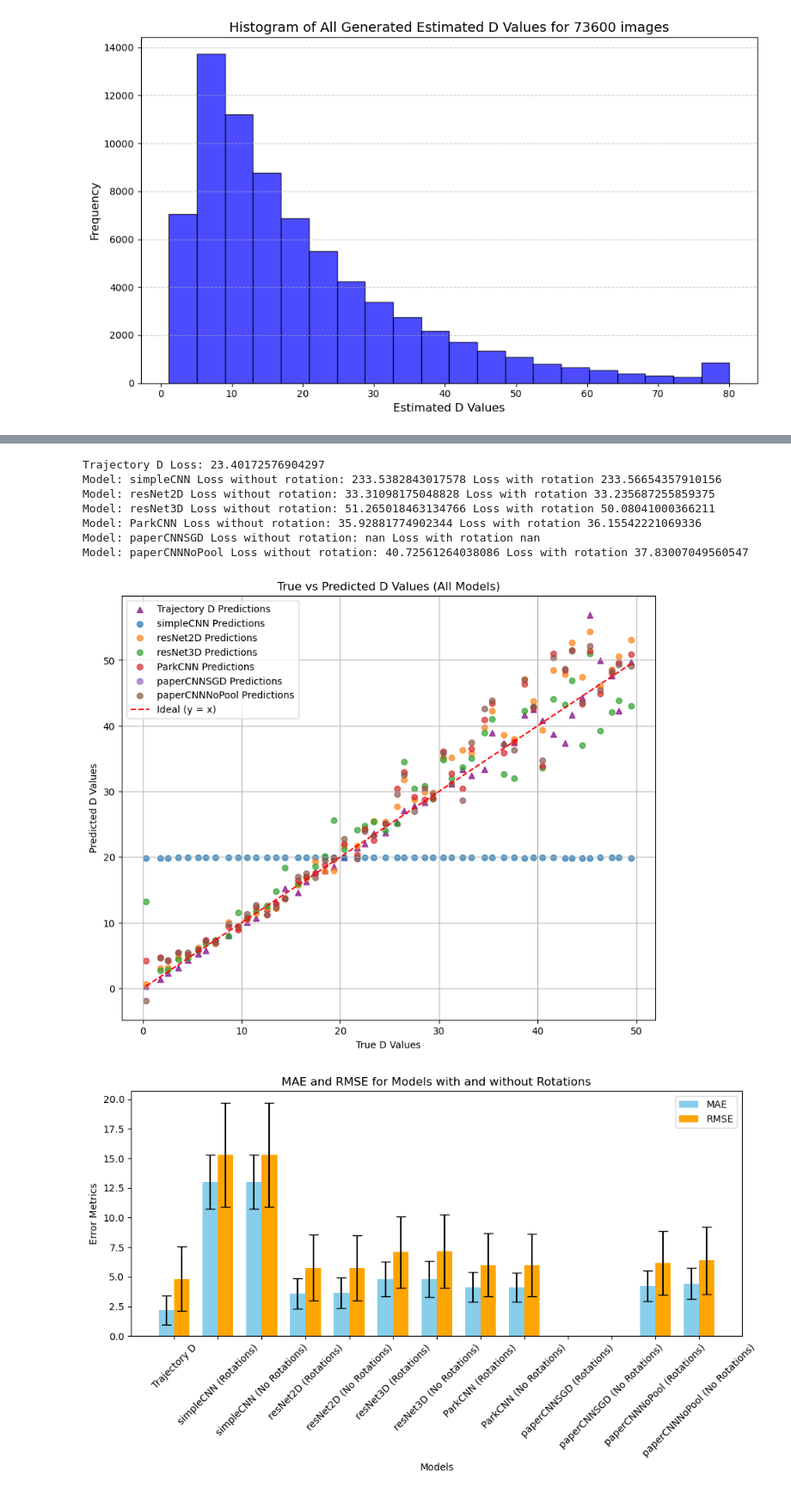
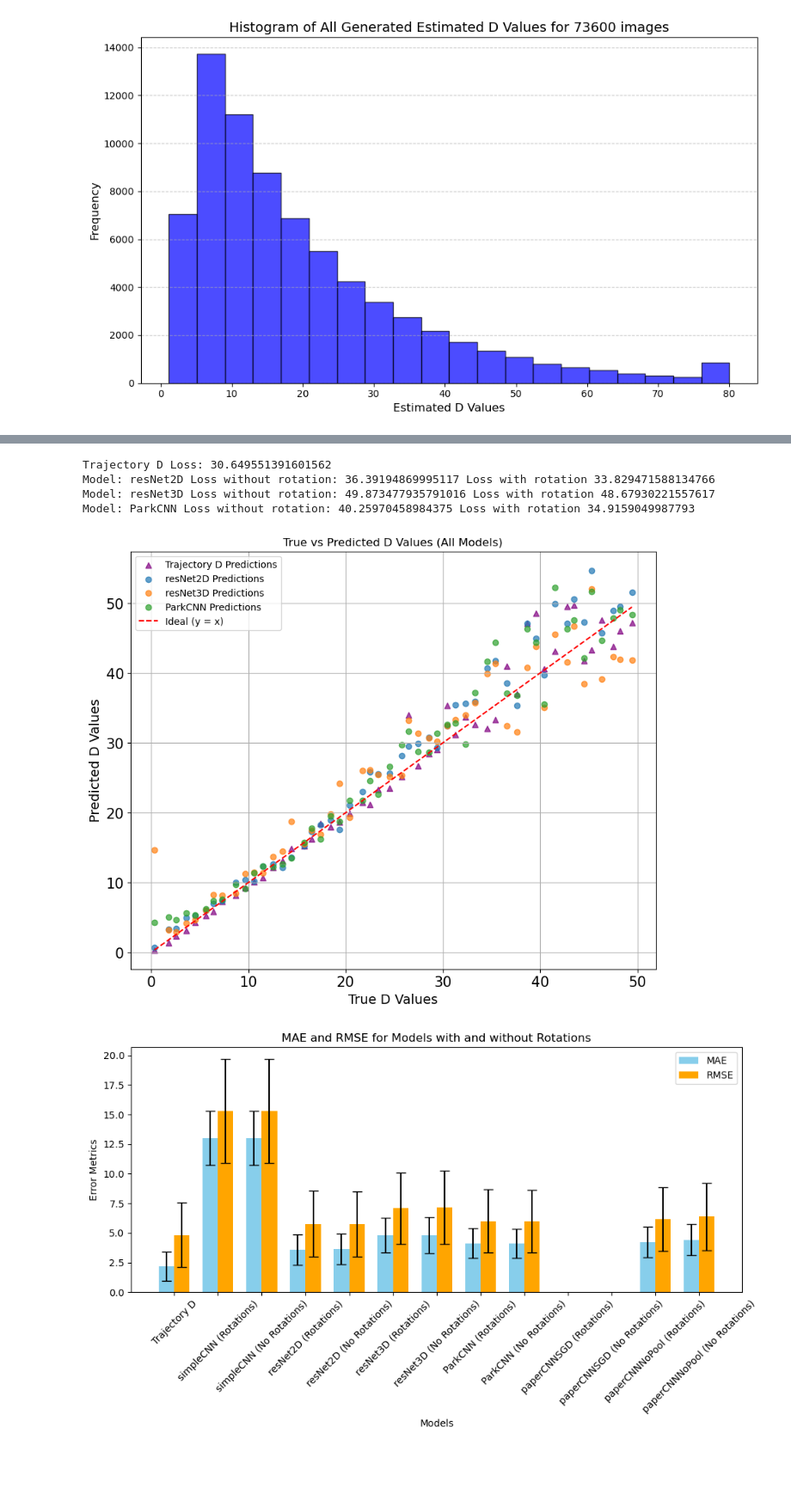
Before and after one commit to CS-433/ml-project-2-big-burger, a Jupyter notebook: ModelTrainPipeline.ipynb, the cells around one changed output, grey strips where cells are left out. Shown at 86% size. Cells and saved outputs as stored; diff of their text form; code cells hidden in the pictures; blank space fills up the shorter version.

```diff
--- a/ModelTrainPipeline.ipynb
+++ b/ModelTrainPipeline.ipynb
@@ -51,12 +51,12 @@ Using device: cpu
 
 lr = 0.000001
 models_params = {
-    "simpleCNN": {"class": SimpleCNN, "train_fct": train_model, "loaded_model": None, "criterion": nn.MSELoss(), "optimizer" : "adam", "lr" : lr},
+    #"simpleCNN": {"class": SimpleCNN, "train_fct": train_model, "loaded_model": None, "criterion": nn.MSELoss(), "optimizer" : "adam", "lr" : lr},
     "resNet2D": {"class": ResNet2D, "train_fct": train_model, "loaded_model": None, "criterion": nn.MSELoss(), "optimizer" : "adam", "lr" : lr},
     "resNet3D": {"class": ResNet3D, "train_fct": train_model, "loaded_model": None, "criterion": nn.MSELoss(), "optimizer" : "adam", "lr" : lr},
     "ParkCNN": {"class": PaperCnn, "train_fct": train_model, "loaded_model": None, "criterion": nn.MSELoss(), "optimizer" : "adam", "lr" : lr},
-    "paperCNNSGD": {"class": PaperCnn, "train_fct": train_model, "loaded_model": None, "criterion": nn.MSELoss(), "optimizer" : "sgd", "lr" :lr},
-    "paperCNNNoPool": {"class": PaperCnn, "train_fct": train_model, "loaded_model": None, "criterion": nn.MSELoss(), "optimizer" : "adam", "lr" :lr}
+    #"paperCNNSGD": {"class": PaperCnn, "train_fct": train_model, "loaded_model": None, "criterion": nn.MSELoss(), "optimizer" : "sgd", "lr" :lr},
+    #"paperCNNNoPool": {"class": PaperCnn, "train_fct": train_model, "loaded_model": None, "criterion": nn.MSELoss(), "optimizer" : "adam", "lr" :lr}
 }
 # %%
 
@@ -333,43 +321,43 @@ for name, params in models_params.items():
     lossRot = criterion(model_predsRot, valDs)
 
     # average predictions for loss
     model_preds = average_predictions(model_preds)
     model_predsRot= average_predictions(model_predsRot)
 
 
 
     # Ensure predictions and true values are on the same device and flattened
     model_preds = model_preds.view(-1).cpu().numpy()  # Convert to numpy for plotting
     model_predsRot = model_predsRot.view(-1).cpu().numpy()  # Convert to numpy for plotting
     # Scatter plot for the current model
     print("Model:", name, "Loss without rotation:", loss.item(), "Loss with rotation", lossRot.item())
 
     #plt.scatter(valDs_array, model_preds, alpha=0.7, label=f'{name} Predictions')
 
     plt.scatter(valDs_array, model_predsRot, alpha=0.7, label=f'{name} Predictions')
 
 # Plot the ideal line
 min_val, max_val = min(valDs_array), max(valDs_array)
 plt.plot([min_val, max_val], [min_val, max_val], 'r--', label='Ideal (y = x)')
 
 # Add plot details
 plt.title("True vs Predicted D Values (All Models)")
-plt.xlabel("True D Values")
-plt.ylabel("Predicted D Values")
+plt.xlabel("True D Values", fontsize=14)
+plt.ylabel("Predicted D Values", fontsize=14)
 plt.legend()
 plt.grid(True)
 
+# Increase the tick label size
+plt.tick_params(axis='both', which='major', labelsize=15)
+plt.tick_params(axis='both', which='minor', labelsize=12)
 # Show the plot
 plt.show()
 # %% [output]
-Trajectory D Loss: 23.40172576904297
-Model: simpleCNN Loss without rotation: 233.5382843017578 Loss with rotation 233.56654357910156
-Model: resNet2D Loss without rotation: 33.31098175048828 Loss with rotation 33.235687255859375
-Model: resNet3D Loss without rotation: 51.265018463134766 Loss with rotation 50.08041000366211
-Model: ParkCNN Loss without rotation: 35.92881774902344 Loss with rotation 36.15542221069336
-Model: paperCNNSGD Loss without rotation: nan Loss with rotation nan
-Model: paperCNNNoPool Loss without rotation: 40.72561264038086 Loss with rotation 37.83007049560547
+Trajectory D Loss: 30.649551391601562
+Model: resNet2D Loss without rotation: 36.39194869995117 Loss with rotation 33.829471588134766
+Model: resNet3D Loss without rotation: 49.873477935791016 Loss with rotation 48.67930221557617
+Model: ParkCNN Loss without rotation: 40.25970458984375 Loss with rotation 34.9159049987793
-[figure, old version]
+[figure, new version]
 # %%
 import numpy as np
 import matplotlib.pyplot as plt
```
Also changed, not shown: parts of 4 cells of this notebook, 2 other files.
